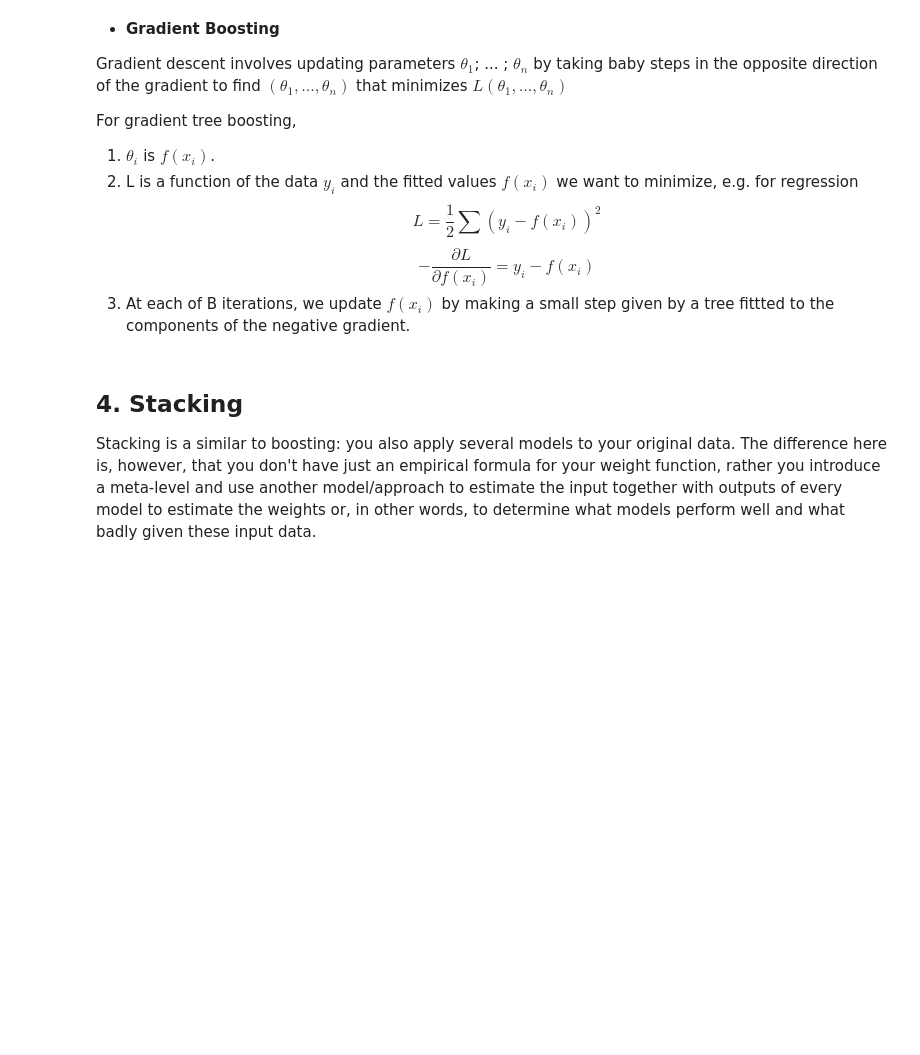
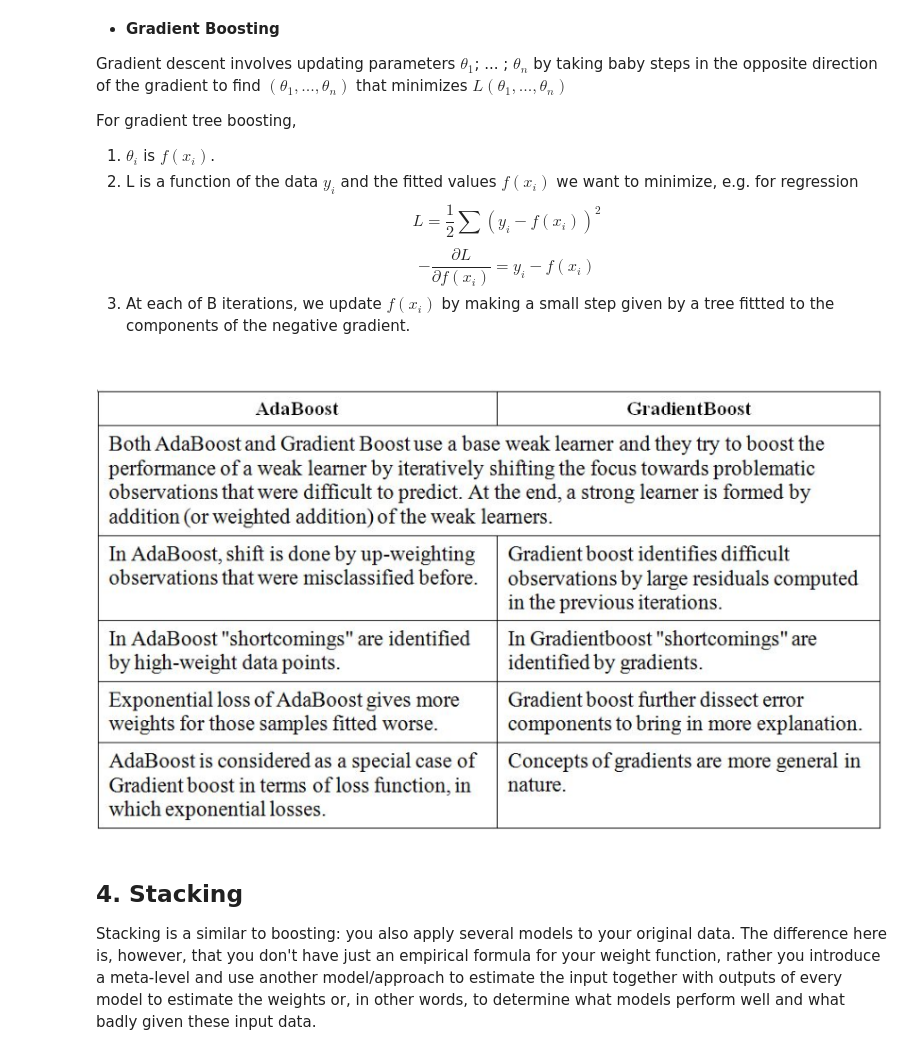
Before and after one commit to XuefeiY/Machine-Learning-Notes, a Jupyter notebook: Ensemble Methods/Bagging & Boosting & Stacking.ipynb, the cells around one changed output. Saved outputs shown, nothing was run; the diff lists cells and outputs as text; code cells hidden in the pictures; blank space fills up the shorter version.

Commit message:
Comparsion between AdaBoost and GBM

```diff
--- a/Ensemble Methods/Bagging & Boosting & Stacking.ipynb
+++ b/Ensemble Methods/Bagging & Boosting & Stacking.ipynb
@@ -67,6 +67,11 @@ For gradient tree boosting,
 $$L = \frac{1}{2}\sum(y_i-f(x_i))^2$$
 $$ -\frac{\partial L}{\partial f(x_i)}=y_i-f(x_i)$$
 3. At each of B iterations, we update $f (x_i)$ by making a small step given by a tree fittted to the components of the negative gradient.
+# %%
+from IPython.display import Image
+Image(filename='AdaBoost & GBM.png')
+# %% [output]
+[figure, added]
 # %% [markdown]
 ## 4. Stacking
 Stacking is a similar to boosting: you also apply several models to your original data. The difference here is, however, that you don't have just an empirical formula for your weight function, rather you introduce a meta-level and use another model/approach to estimate the input together with outputs of every model to estimate the weights or, in other words, to determine what models perform well and what badly given these input data.
```
